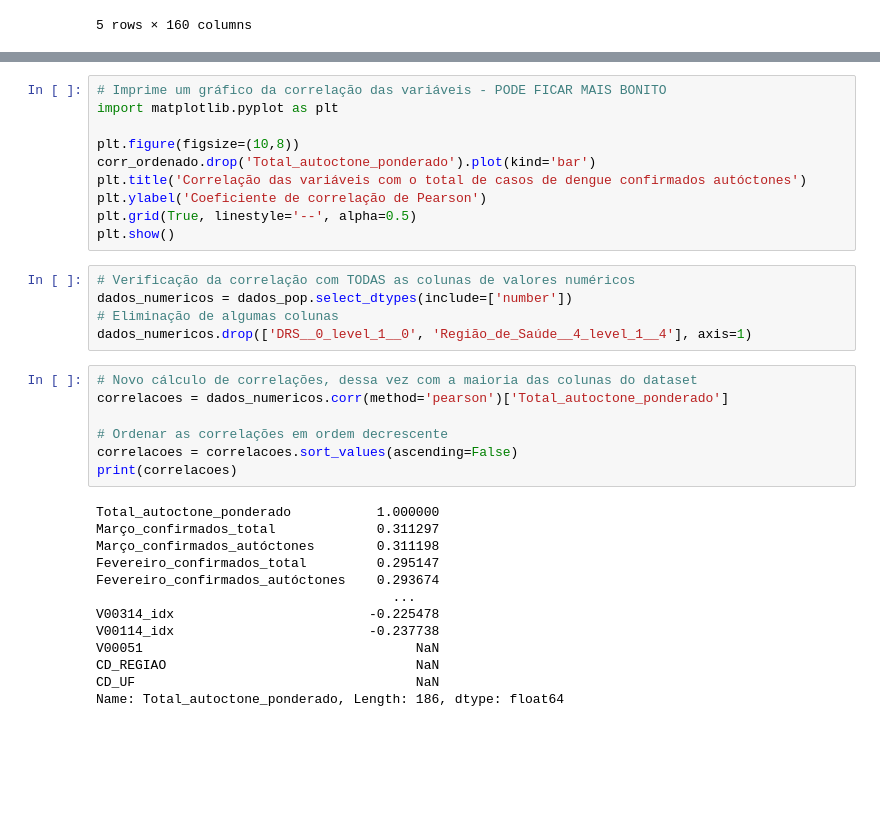
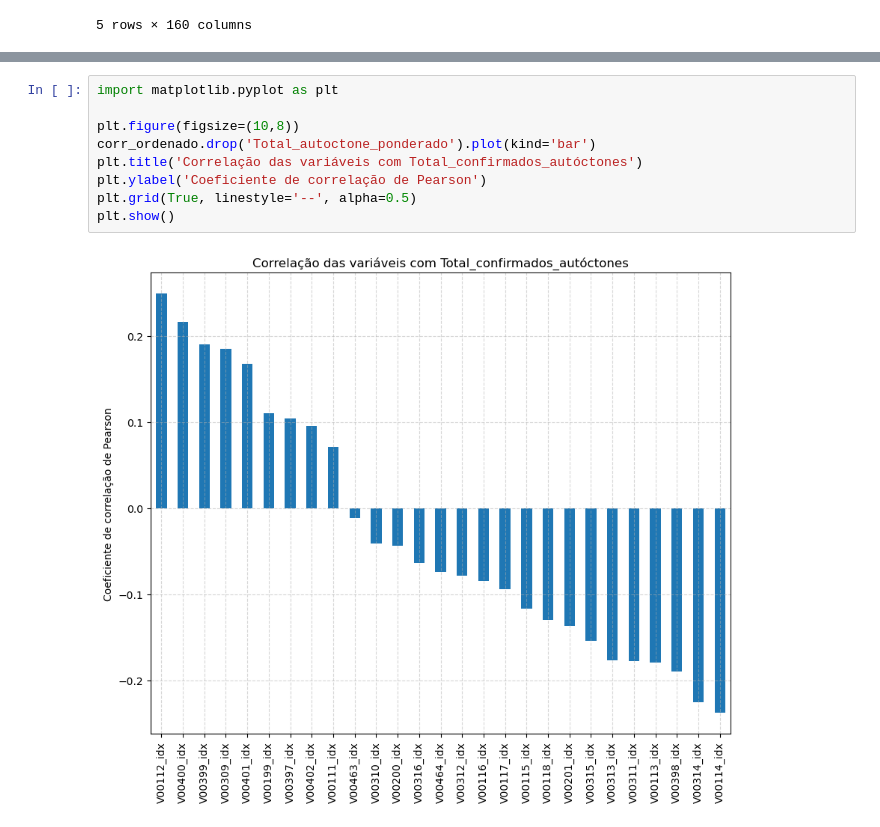
Before and after one commit to Guilherme-Fernandes-da-Costa/RP2_2025, a Jupyter notebook: pasta_nazivon/RP2-AnaliseEstatistica.ipynb, the cells around one changed output, grey strips where cells are left out. Cells and saved outputs as stored; diff of their text form; blank space fills up the shorter version.

```diff
--- a/pasta_nazivon/RP2-AnaliseEstatistica.ipynb
+++ b/pasta_nazivon/RP2-AnaliseEstatistica.ipynb
@@ -156,35 +184,11 @@ Name: Total_autoctone_ponderado, dtype: float64
 # %%
-# Imprime um gráfico da correlação das variáveis - PODE FICAR MAIS BONITO
 import matplotlib.pyplot as plt
 
 plt.figure(figsize=(10,8))
 corr_ordenado.drop('Total_autoctone_ponderado').plot(kind='bar')
-plt.title('Correlação das variáveis com o total de casos de dengue confirmados autóctones')
+plt.title('Correlação das variáveis com Total_confirmados_autóctones')
 plt.ylabel('Coeficiente de correlação de Pearson')
 plt.grid(True, linestyle='--', alpha=0.5)
 plt.show()
+# %% [output]
+[figure, added]
-# %%
-# Verificação da correlação com TODAS as colunas de valores numéricos
-dados_numericos = dados_pop.select_dtypes(include=['number'])
-# Eliminação de algumas colunas
-dados_numericos.drop(['DRS__0_level_1__0', 'Região_de_Saúde__4_level_1__4'], axis=1)
-# %%
-# Novo cálculo de correlações, dessa vez com a maioria das colunas do dataset
-correlacoes = dados_numericos.corr(method='pearson')['Total_autoctone_ponderado']
-
-# Ordenar as correlações em ordem decrescente
-correlacoes = correlacoes.sort_values(ascending=False)
-print(correlacoes)
-# %% [output]
-Total_autoctone_ponderado           1.000000
-Março_confirmados_total             0.311297
-Março_confirmados_autóctones        0.311198
-Fevereiro_confirmados_total         0.295147
-Fevereiro_confirmados_autóctones    0.293674
-                                      ...
-V00314_idx                         -0.225478
-V00114_idx                         -0.237738
-V00051                                   NaN
-CD_REGIAO                                NaN
-CD_UF                                    NaN
-Name: Total_autoctone_ponderado, Length: 186, dtype: float64
```
Also changed, not shown: parts of 12 cells of this notebook.
